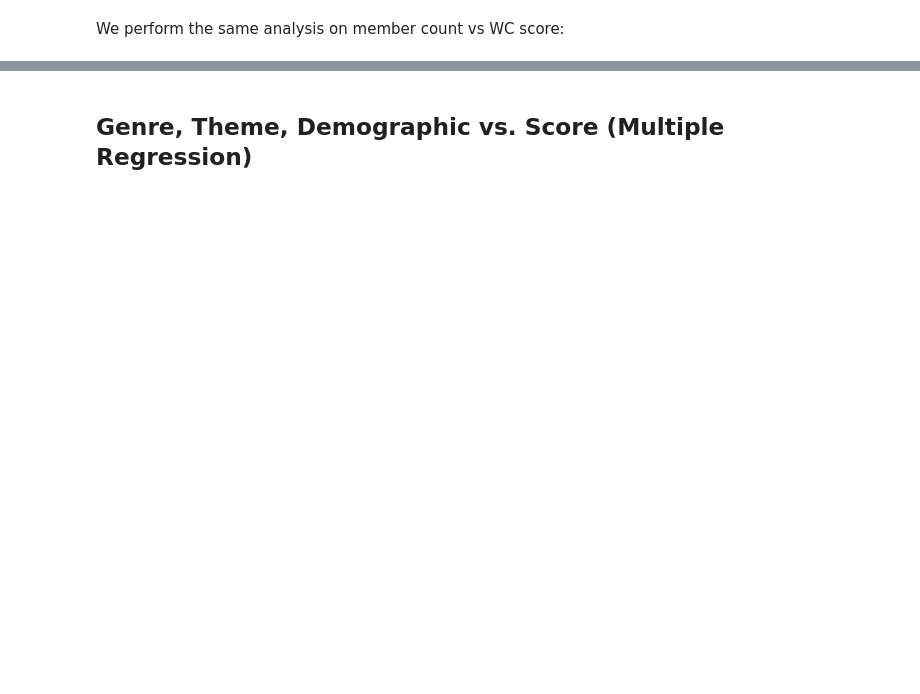
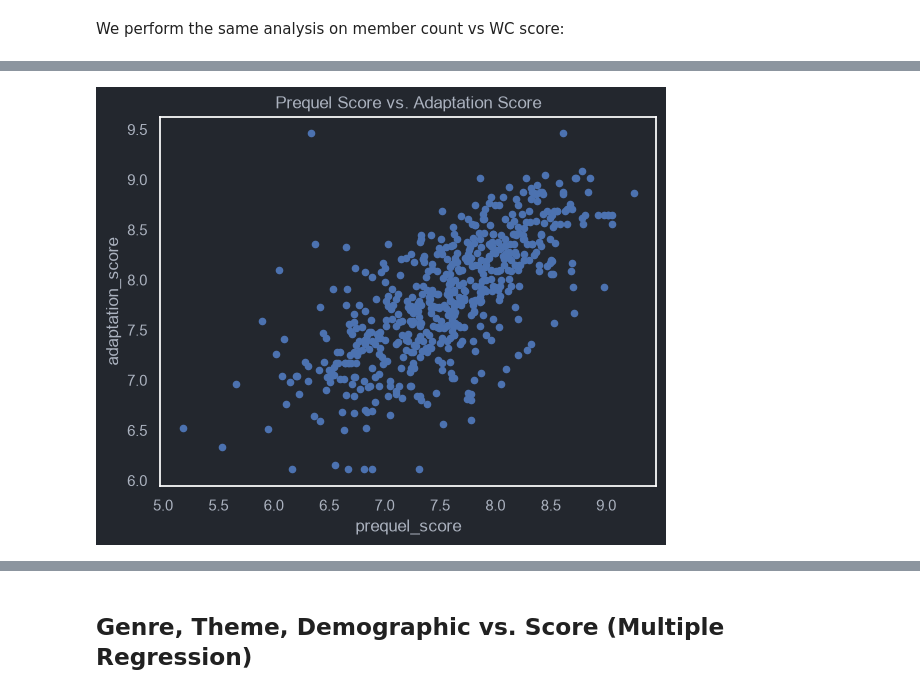
Before and after one commit to esan0983/FAL-Destroyer-3000, a Jupyter notebook: notebooks/statistics.ipynb, the cells around one changed output, grey strips where cells are left out. Cells and saved outputs as stored; diff of their text form; code cells hidden in the pictures; blank space fills up the shorter version.

```diff
--- a/notebooks/statistics.ipynb
+++ b/notebooks/statistics.ipynb
@@ -127,0 +166,6 @@ plt.show()
+# %%
+temp_df = df[~df['prequel_score'].isna() & ~df['adaptation_score'].isna()]
+temp_df.plot.scatter(x='prequel_score', y='adaptation_score', title='Prequel Score vs. Adaptation Score')
+plt.show()
+# %% [output]
+[figure, added]
```
Also changed, not shown: parts of 22 cells of this notebook, 2 other files.
